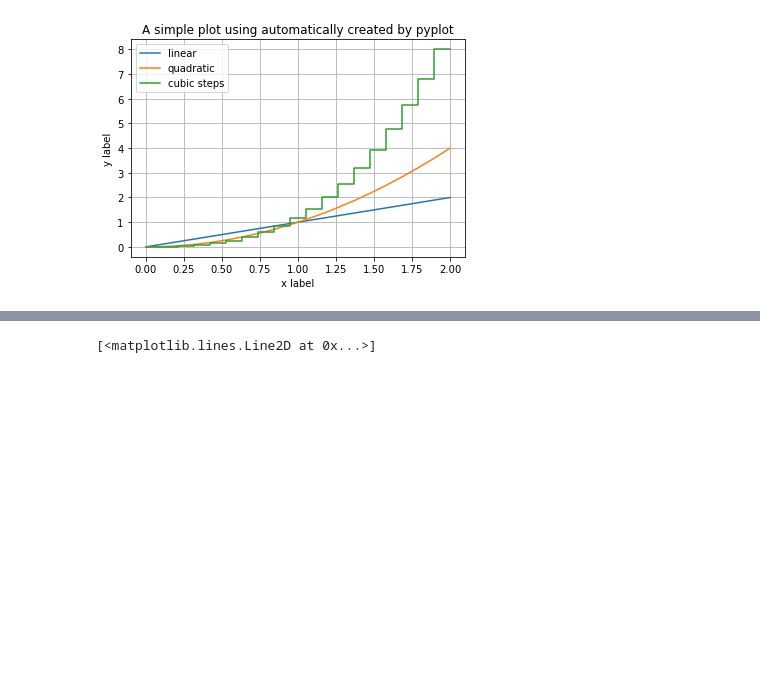
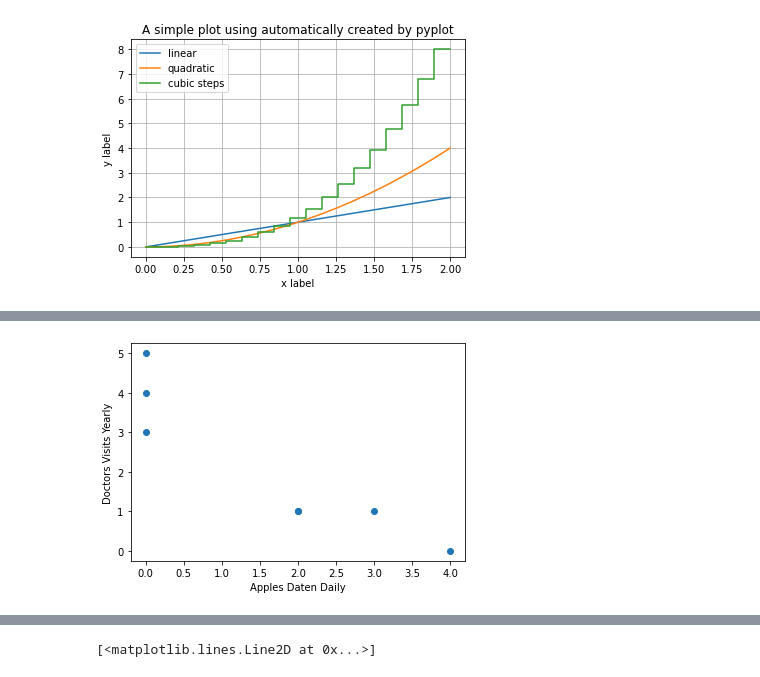
Before and after one commit to katel85/FundamentalsDA, a Jupyter notebook: pyplot.ipynb, the cells around one changed output, grey strips where cells are left out. Saved outputs shown, nothing was run; the diff lists cells and outputs as text; code cells hidden in the pictures; blank space fills up the shorter version.

```diff
--- a/pyplot.ipynb
+++ b/pyplot.ipynb
@@ -128,0 +217,13 @@ Playing with matploylib.pyplot and looking at the functions [2]
+# %%
+# Number of apples eaten per day (no-unit)
+X = np.array([0,2,4,0,3,2,0])
+
+# Final grades (%)
+Y = np.array([4,1,0,3,1,1,5])
+
+plt.scatter(X, Y)
+plt.xlabel('Apples Daten Daily')
+plt.ylabel('Doctors Visits Yearly')
+plt.show()
+# %% [output]
+[figure, added]
```
Also changed, not shown: parts of 16 cells of this notebook, 1 other file.
